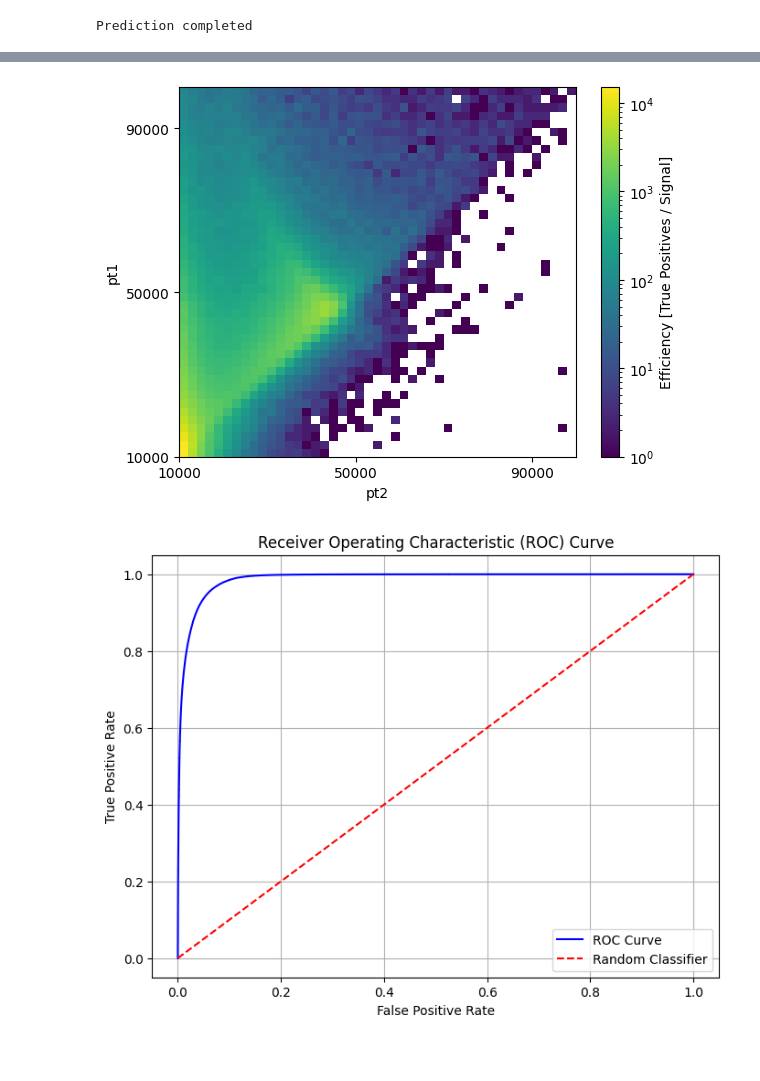
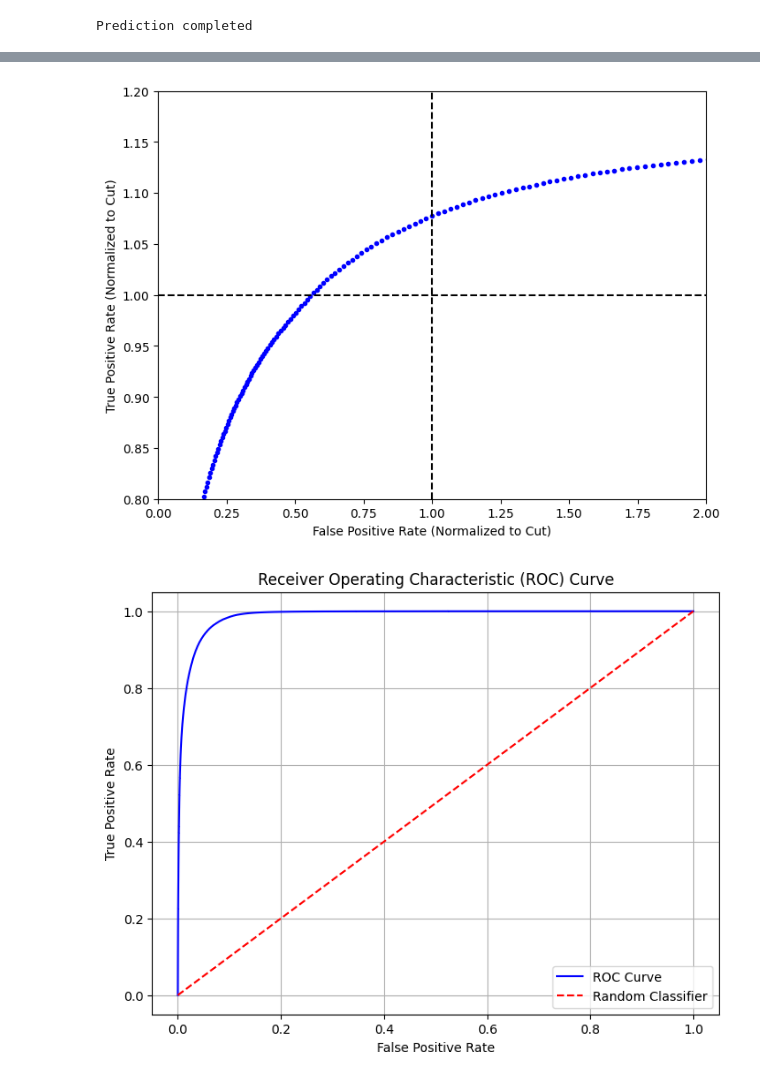
Before and after one commit to Le-Jonas/Masters_project, a Jupyter notebook: ML_lite.ipynb, the cells around one changed output, grey strips where cells are left out. Cells and saved outputs as stored; diff of their text form; code cells hidden in the pictures; blank space fills up the shorter version.

Commit message:
Variance models

```diff
--- a/ML_lite.ipynb
+++ b/ML_lite.ipynb
@@ -357,19 +397,19 @@ val_loader = DataLoader(val_dataset, batch_size=4096, shuffle=False, num_workers
 # %%
-pt1 = []
-pt2 = []
+#pt1 = []
+#pt2 = []
 ps_med = []
 ps_tight = []
 targets = []
-for batch in val_loader:
+for batch in val_loader_raw:
     e1, e2, event, target, _ = batch
-    pt1.append(e1[:, 6825])
-    pt2.append(e2[:, 6825])
+    #pt1.append(e1[:, 6825])
+    #pt2.append(e2[:, 6825])
     targets.append(target)
     ps_tight.append(e1[:, 6867] * e2[:, 6867])
     ps_med.append(e1[:, 6865] * e2[:, 6865])
 
-pt1 = np.concatenate(pt1, axis=0)
-pt2 = np.concatenate(pt2, axis=0)
+#pt1 = np.concatenate(pt1, axis=0)
+#pt2 = np.concatenate(pt2, axis=0)
 ps_med = np.concatenate(ps_med, axis=0)
 ps_tight = np.concatenate(ps_tight, axis=0)
 targets = np.concatenate(targets, axis=0) == 13
@@ -465,15 +421,36 @@ plt.show()
-# %%
-
-plt.imshow(signal_size, extent=(ptmin, ptmax, ptmin, ptmax), norm = LogNorm(vmin=np.min(signal_size[signal_size > 0]), vmax=np.max(signal_size)), origin='lower', aspect='auto', cmap='viridis')
-ax = plt.gca()
-ax.set_xticks(np.arange(ptmin, ptmax, square_size*20))
-ax.set_yticks(np.arange(ptmin, ptmax, square_size*20))
-plt.colorbar(label='Efficiency [True Positives / Signal]')
-plt.xlabel('pt2')
-plt.ylabel('pt1')
-plt.show()
-# %% [output]
-[figure, removed]
+# %%
+cut_labels = (ps_med > 0.5)
+cut_true_positives = targets * cut_labels
+#cut_false_negatives = targets * (1 - cut_labels)
+#cut_true_negatives = (1 - targets) * (1 - cut_labels)
+cut_false_positives = (1 - targets) * cut_labels
+N_tp_cut = cut_true_positives.sum()
+N_tn_cut = cut_false_positives.sum()
+
+
+Num = 500
+N_tp = np.zeros(Num)
+N_tn = np.zeros(Num)
+for i in range(Num):
+    predicted_labels = (predictions > -10 + 20*i/Num).astype(bool)
+    true_positives = targets * predicted_labels
+    #false_negatives = targets * (1 - predicted_labels)
+    #true_negatives = (1 - targets) * (1 - predicted_labels)
+    false_positives = (1 - targets) * predicted_labels
+    N_tp[i] = true_positives.sum()
+    N_tn[i] = false_positives.sum()
+# %%
+plt.figure(figsize=(8, 6))
+plt.plot(N_tn/N_tn_cut, N_tp/N_tp_cut, '.', color='blue', label='ML Model')
+plt.axhline(1, color='black', linestyle='--', label='Cut True Positive Rate')
+plt.axvline(1, color='black', linestyle='--', label='Cut False Positive Rate')
+plt.xlabel('False Positive Rate (Normalized to Cut)')
+plt.ylabel('True Positive Rate (Normalized to Cut)')
+plt.xlim(0.0, 2.0)
+plt.ylim(0.8, 1.2)
+plt.show()
+# %% [output]
+[figure, added]
 # %%
 roc_curve_data = roc_curve(targets, predictions)
 plt.figure(figsize=(8, 6))
```
Also changed, not shown: parts of 6 cells of this notebook, 14 other files.
